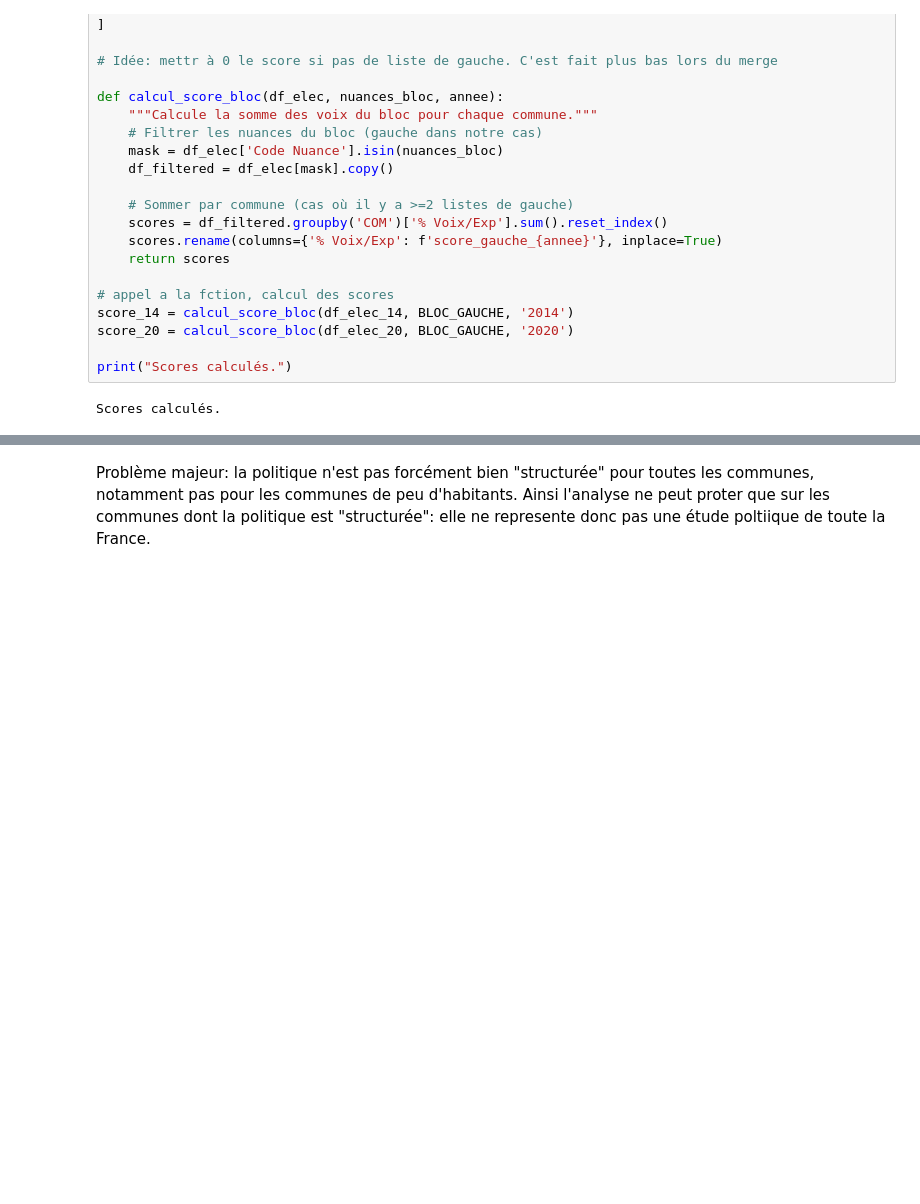
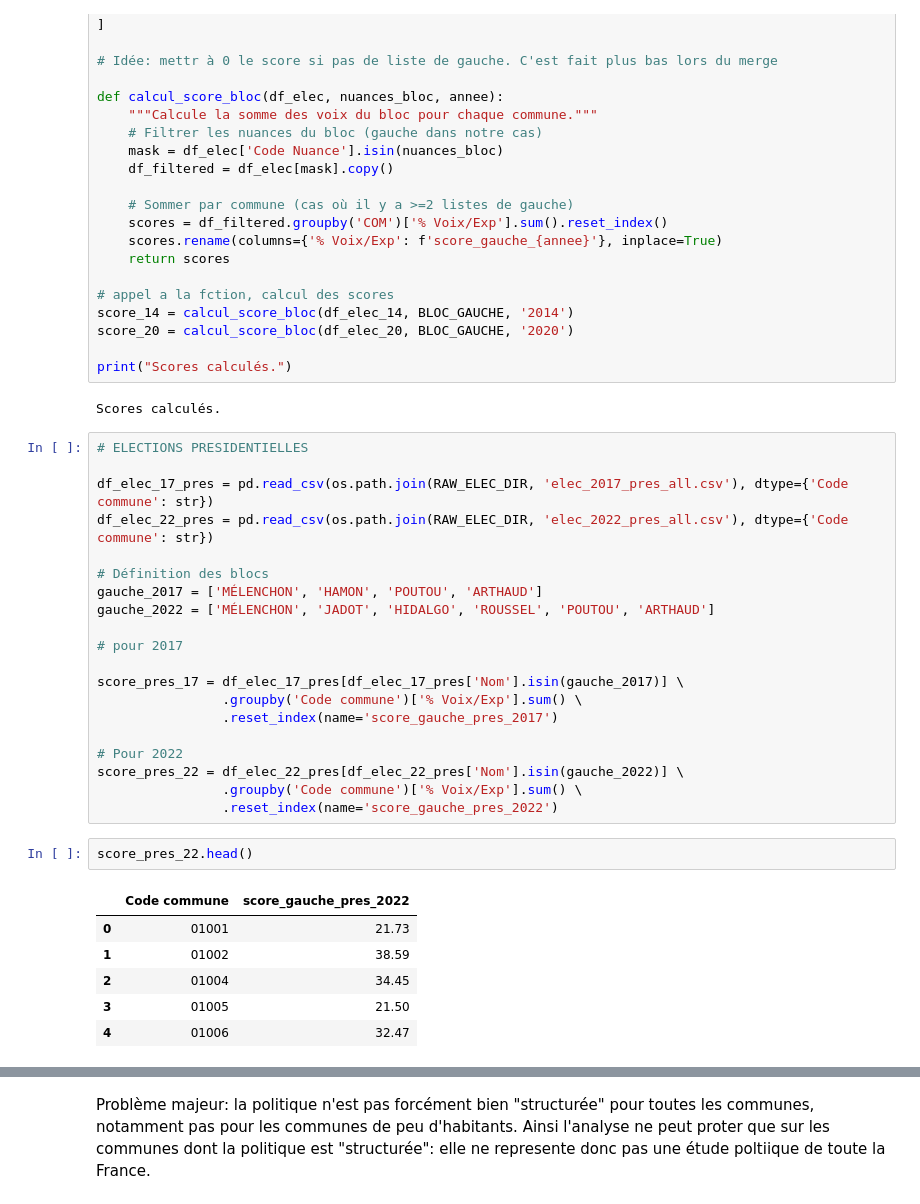
Before and after one commit to romainratajczyk/ENSAE-S1-Python-Project, a Jupyter notebook: notebooks/data_preparation.ipynb, the cells around one changed output, grey strips where cells are left out. Drawn from its saved outputs; the diff is of its cells as text; blank space fills up the shorter version.

```diff
--- a/notebooks/data_preparation.ipynb
+++ b/notebooks/data_preparation.ipynb
@@ -243,6 +300,35 @@ score_20 = calcul_score_bloc(df_elec_20, BLOC_GAUCHE, '2020')
 print("Scores calculés.")
 # %% [output]
 Scores calculés.
+# %%
+# ELECTIONS PRESIDENTIELLES
+
+df_elec_17_pres = pd.read_csv(os.path.join(RAW_ELEC_DIR, 'elec_2017_pres_all.csv'), dtype={'Code commune': str})
+df_elec_22_pres = pd.read_csv(os.path.join(RAW_ELEC_DIR, 'elec_2022_pres_all.csv'), dtype={'Code commune': str})
+
+# Définition des blocs
+gauche_2017 = ['MÉLENCHON', 'HAMON', 'POUTOU', 'ARTHAUD']
+gauche_2022 = ['MÉLENCHON', 'JADOT', 'HIDALGO', 'ROUSSEL', 'POUTOU', 'ARTHAUD']
+
+# pour 2017
+
+score_pres_17 = df_elec_17_pres[df_elec_17_pres['Nom'].isin(gauche_2017)] \
+                .groupby('Code commune')['% Voix/Exp'].sum() \
+                .reset_index(name='score_gauche_pres_2017')
+
+# Pour 2022
+score_pres_22 = df_elec_22_pres[df_elec_22_pres['Nom'].isin(gauche_2022)] \
+                .groupby('Code commune')['% Voix/Exp'].sum() \
+                .reset_index(name='score_gauche_pres_2022')
+# %%
+score_pres_22.head()
+# %% [output]
+|  | Code commune | score_gauche_pres_2022 |
+| 0 | 01001 | 21.73 |
+| 1 | 01002 | 38.59 |
+| 2 | 01004 | 34.45 |
+| 3 | 01005 | 21.50 |
+| 4 | 01006 | 32.47 |
 # %%
 # On part de la base socio-demo (qui contient toutes les communes)
 df_final = df_socio.copy()
```
Also changed, not shown: parts of 15 cells of this notebook, 7 other files.
